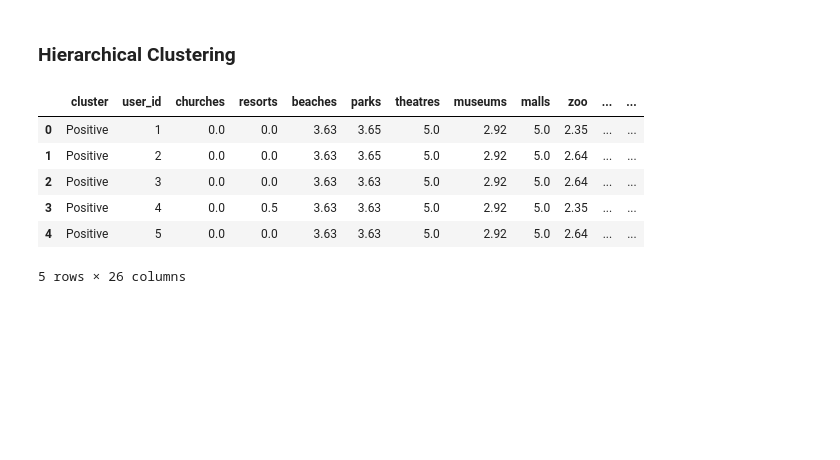
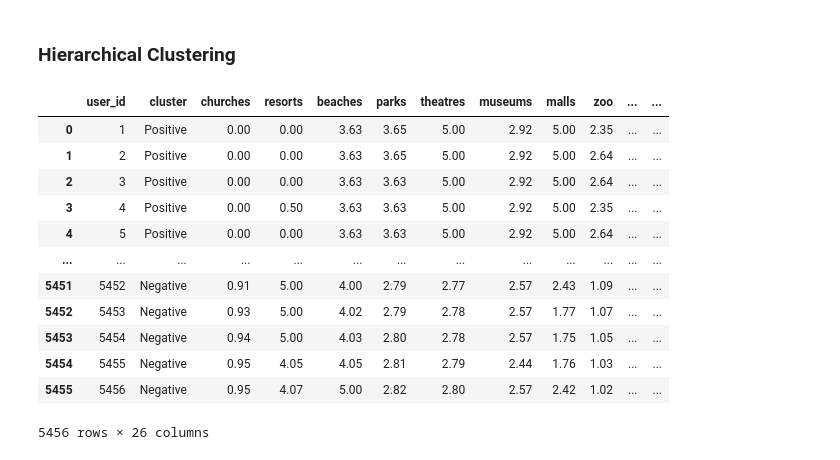
Before and after one commit to dakshayahuja/datascience, a Jupyter notebook: Machine Learning/Hierarchical Clustering/Project/Solution.ipynb, the cells around one changed output. Cells and saved outputs as stored; diff of their text form; code cells hidden in the pictures; blank space fills up the shorter version.

```diff
--- a/Machine Learning/Hierarchical Clustering/Project/Solution.ipynb
+++ b/Machine Learning/Hierarchical Clustering/Project/Solution.ipynb
@@ -206,13 +206,19 @@ cluster = hc.fit_predict(data)
 # %%
 data['cluster'] = cluster
 data['cluster'] = data.cluster.apply(lambda x: "Positive" if x==1 else "Negative")
-data.insert(0, 'cluster', data.pop('cluster'))
-data.head()
+data.insert(1, 'cluster', data.pop('cluster'))
+data
 # %% [output]
-|  | cluster | user_id | churches | resorts | beaches | parks | theatres | museums | malls | zoo | ... | ... |
-| 0 | Positive | 1 | 0.0 | 0.0 | 3.63 | 3.65 | 5.0 | 2.92 | 5.0 | 2.35 | ... | ... |
-| 1 | Positive | 2 | 0.0 | 0.0 | 3.63 | 3.65 | 5.0 | 2.92 | 5.0 | 2.64 | ... | ... |
-| 2 | Positive | 3 | 0.0 | 0.0 | 3.63 | 3.63 | 5.0 | 2.92 | 5.0 | 2.64 | ... | ... |
-| 3 | Positive | 4 | 0.0 | 0.5 | 3.63 | 3.63 | 5.0 | 2.92 | 5.0 | 2.35 | ... | ... |
-| 4 | Positive | 5 | 0.0 | 0.0 | 3.63 | 3.63 | 5.0 | 2.92 | 5.0 | 2.64 | ... | ... |
+|  | user_id | cluster | churches | resorts | beaches | parks | theatres | museums | malls | zoo | ... | ... |
+| 0 | 1 | Positive | 0.00 | 0.00 | 3.63 | 3.65 | 5.00 | 2.92 | 5.00 | 2.35 | ... | ... |
+| 1 | 2 | Positive | 0.00 | 0.00 | 3.63 | 3.65 | 5.00 | 2.92 | 5.00 | 2.64 | ... | ... |
+| 2 | 3 | Positive | 0.00 | 0.00 | 3.63 | 3.63 | 5.00 | 2.92 | 5.00 | 2.64 | ... | ... |
+| 3 | 4 | Positive | 0.00 | 0.50 | 3.63 | 3.63 | 5.00 | 2.92 | 5.00 | 2.35 | ... | ... |
+| 4 | 5 | Positive | 0.00 | 0.00 | 3.63 | 3.63 | 5.00 | 2.92 | 5.00 | 2.64 | ... | ... |
+| ... | ... | ... | ... | ... | ... | ... | ... | ... | ... | ... | ... | ... |
+| 5451 | 5452 | Negative | 0.91 | 5.00 | 4.00 | 2.79 | 2.77 | 2.57 | 2.43 | 1.09 | ... | ... |
+| 5452 | 5453 | Negative | 0.93 | 5.00 | 4.02 | 2.79 | 2.78 | 2.57 | 1.77 | 1.07 | ... | ... |
+| 5453 | 5454 | Negative | 0.94 | 5.00 | 4.03 | 2.80 | 2.78 | 2.57 | 1.75 | 1.05 | ... | ... |
+| 5454 | 5455 | Negative | 0.95 | 4.05 | 4.05 | 2.81 | 2.79 | 2.44 | 1.76 | 1.03 | ... | ... |
+| 5455 | 5456 | Negative | 0.95 | 4.07 | 5.00 | 2.82 | 2.80 | 2.57 | 2.42 | 1.02 | ... | ... |
-5 rows × 26 columns
+5456 rows × 26 columns
```
Also changed, not shown: 12 other files.
